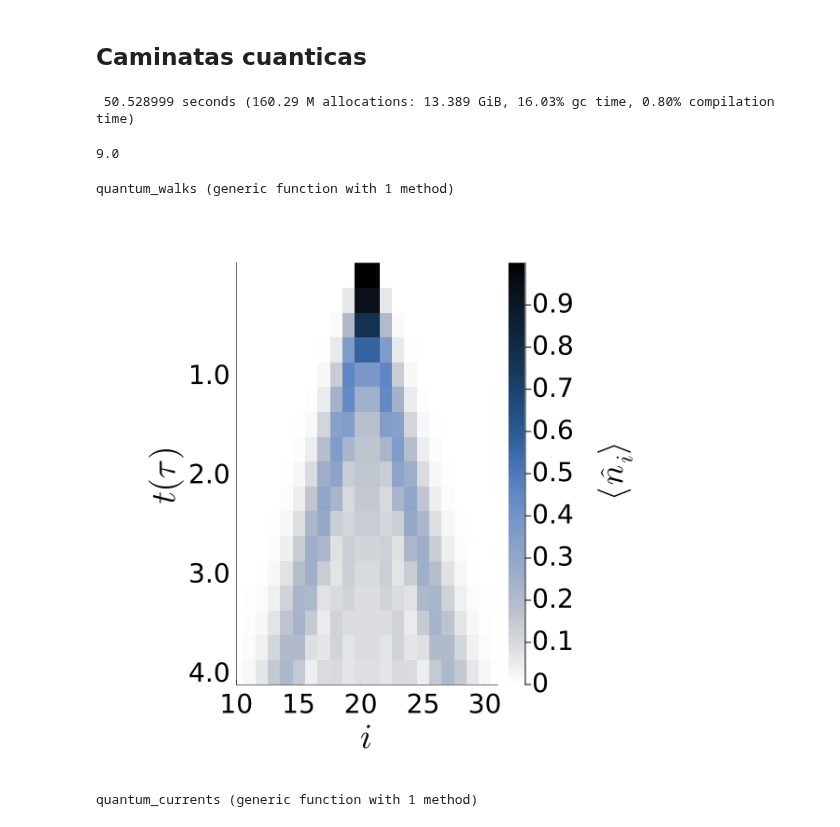
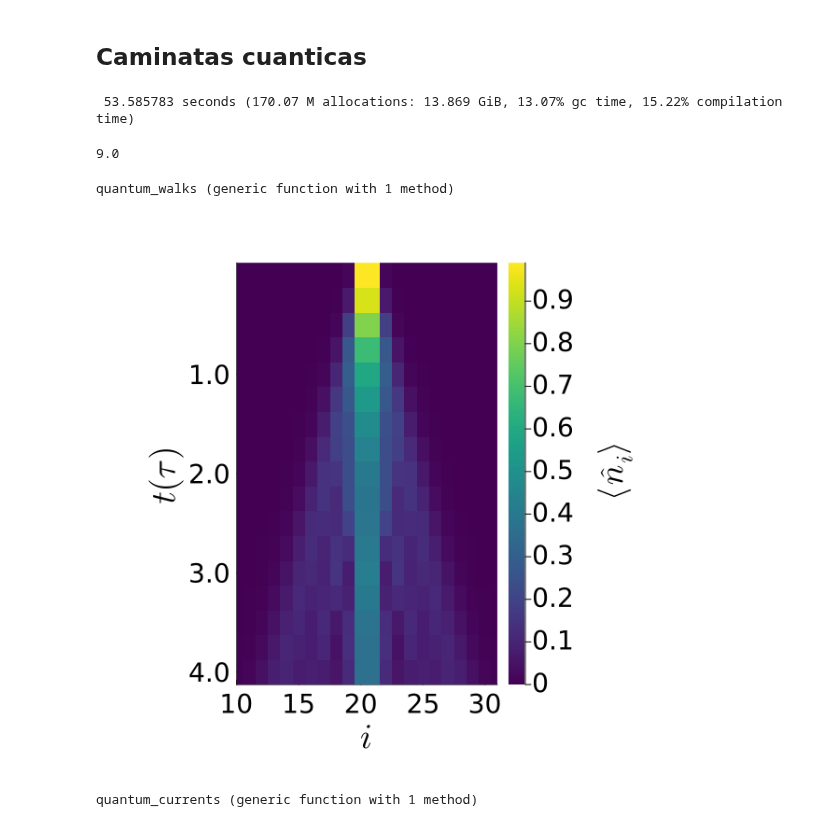
Before and after one commit to RonaldoNA/Projects, a Jupyter notebook: Wave guides as analog/Program/Quantum Walks and Correlator-Copy1.ipynb, the cells around one changed output. Saved outputs shown, nothing was run; the diff lists cells and outputs as text; code cells hidden in the pictures.

```diff
--- a/Wave guides as analog/Program/Quantum Walks and Correlator-Copy1.ipynb
+++ b/Wave guides as analog/Program/Quantum Walks and Correlator-Copy1.ipynb
@@ -12,3 +12,10 @@ using JLD2  #guardar datos
 using Statistics #promedio
 # %% [markdown]
 # Funciones a utilizar
+# %%
+ρ₊(f) = (1 + sqrt(1-4*f))/2
+ρ₋(f) = (1 - sqrt(1-4*f))/2
+fluc = 0.01  #la fluctuacion para los sitios R+1 y L-1 con |a⟩ = |...0110...⟩, |b⟩ = |...1010...⟩ y |a⟩ = |...0101...⟩
+α₀ = trunc(sqrt(2*ρ₊(fluc) - 1), digits=6, base=10)
+α₁ = trunc(sqrt(1 - ρ₊(fluc)), digits=6, base=10)
+α₂ = α₁
@@ -49,17 +58,17 @@ function initial_state()
         if(i[Int(M/2)]==1 && i[Int(M/2 + 1)]==1)
             vector[counter_position] = α₀
         end
-        if(i[Int(M/2 - 1)]==1 && i[Int(M/2)]==1)
+        if(i[Int(M/2 - 1)]==1 && i[Int(M/2 + 1)]==1)
+            vector[counter_position] = α₁
+        end
+        if(i[Int(M/2)]==1 && i[Int(M/2 + 2)]==1)
+            vector[counter_position] = α₂
+        end
+        if(i[Int(M/2)]==2)
             vector[counter_position] = 0.0
         end
-        if(i[Int(M/2 + 1)]==1 && i[Int(M/2 + 2)]==1)
+        if(i[Int(M/2 + 1)]==2)
             vector[counter_position] = 0.0
-        end
-        if(i[Int(M/2)]==2)
-            vector[counter_position] = α₁
-        end
-        if(i[Int(M/2 + 1)]==2)
-            vector[counter_position] = α₂
         end
         counter_position+=1
     end
@@ -67,8 +76,3 @@ function initial_state()
 end
 # %% [output]
 initial_state (generic function with 1 method)
-# %%
-s=0.1
-α₀=trunc(sqrt(1-2*s), digits=5, base=10)
-α₁=trunc(sqrt(s), digits=5, base=10)
-α₂=trunc(sqrt(s), digits=5, base=10)
@@ -395,7 +397,7 @@ g_val = 0.0
    #      yticks=(y_label_indices, y_labels),
    #      xlimits=(0,M) , annotation=(8.5, 0.95, L"\theta = %$theta"))
 # %% [output]
- 50.528999 seconds (160.29 M allocations: 13.389 GiB, 16.03% gc time, 0.80% compilation time)
+ 53.585783 seconds (170.07 M allocations: 13.869 GiB, 13.07% gc time, 15.22% compilation time)
 9.0
 # %%
 t = 0:0.25:4.0 #tfin ###CHANGE FOR TFIN!!! BUT IS 4 TO JUST TAKE 20 SITES
@@ -418,7 +420,7 @@ function quantum_walks(θ::Float64, Uva::Float64, gva::Float64)#, J::Float64=1.0
     y_full_ticks = 0:0.25:Tperiod  # Rango de la cuadricula (0 a tfin con pasos de 0.25)
     y_labels = vec(range(1, Tperiod + 1))     # Las etiquetas que quiero mostrar especificamente
     y_label_indices = findall(x -> x in y_labels, y_full_ticks)  # Indices
-    heatmap(result, color = cgrad(:oslo, rev=true) #cgrad([:white , :blue])
+    heatmap(result, color = cgrad(:viridis, rev=false) #cgrad([:white , :blue])
         , xlabel=L"i", ylabel=L"t(\tau)", colorbar_title= "\n " * L"\langle \hat{n}_i \rangle",   yflip = true,  aspect_ratio=2, size=(600, 600),
             yticks=(y_label_indices, y_labels), xlimits=(10,31) ,
             #title=L"Quantum~walk~for~U = %$Uva ~ \theta = %$θ ~g = %$gva",
@@ -436,9 +438,9 @@ end
 # %% [output]
 quantum_walks (generic function with 1 method)
 # %%
-quantum_walks(0.0, 0.0, 0.0)
+quantum_walks(3.14159, 0.0, 0.0)
 # %% [output]
-[figure, old version]
+[figure, new version]
 # %%
 #savefig("plot-numerical-40-sites.png")
 # %%
```
Also changed, not shown: parts of 4 cells of this notebook, 1 other file.
